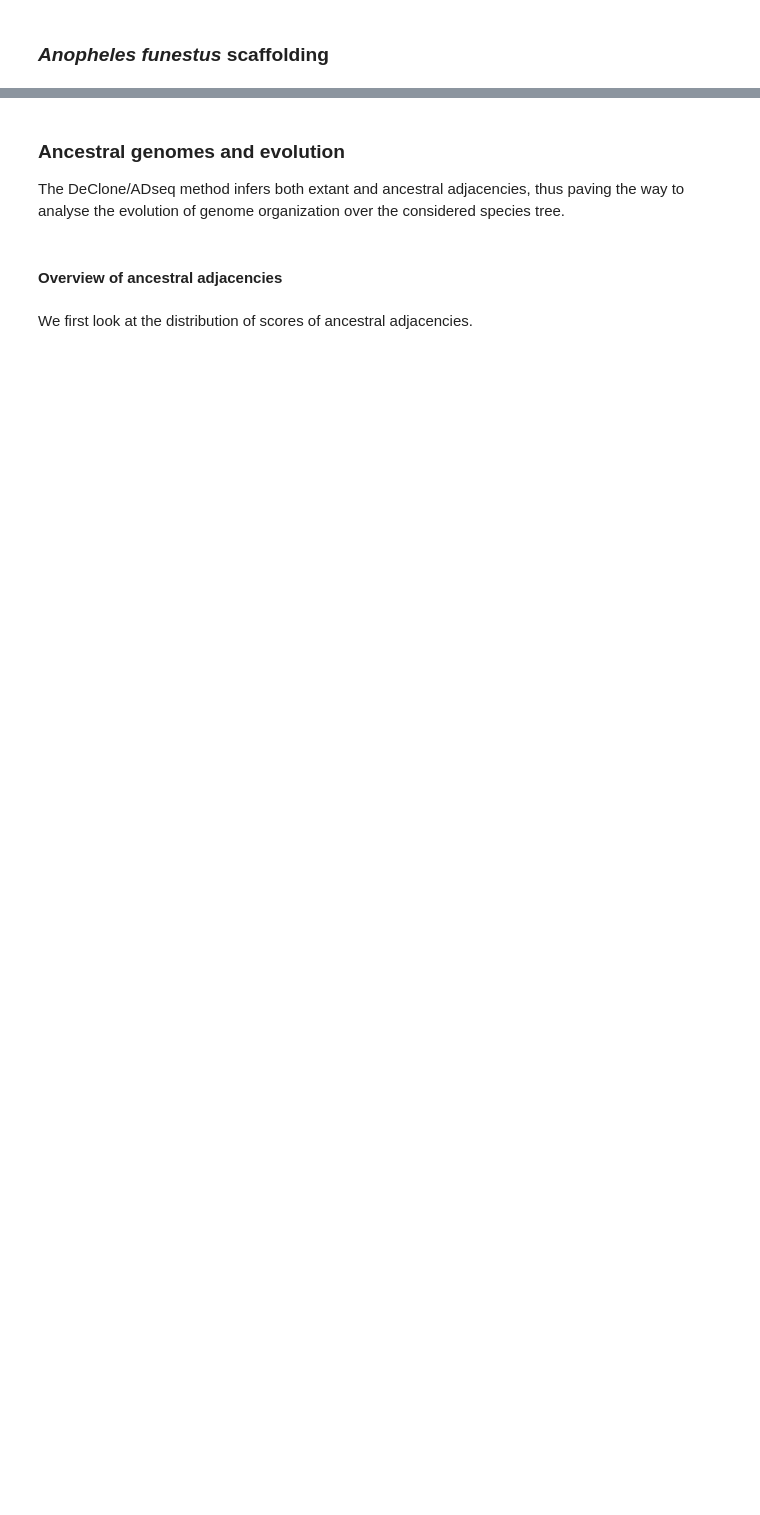
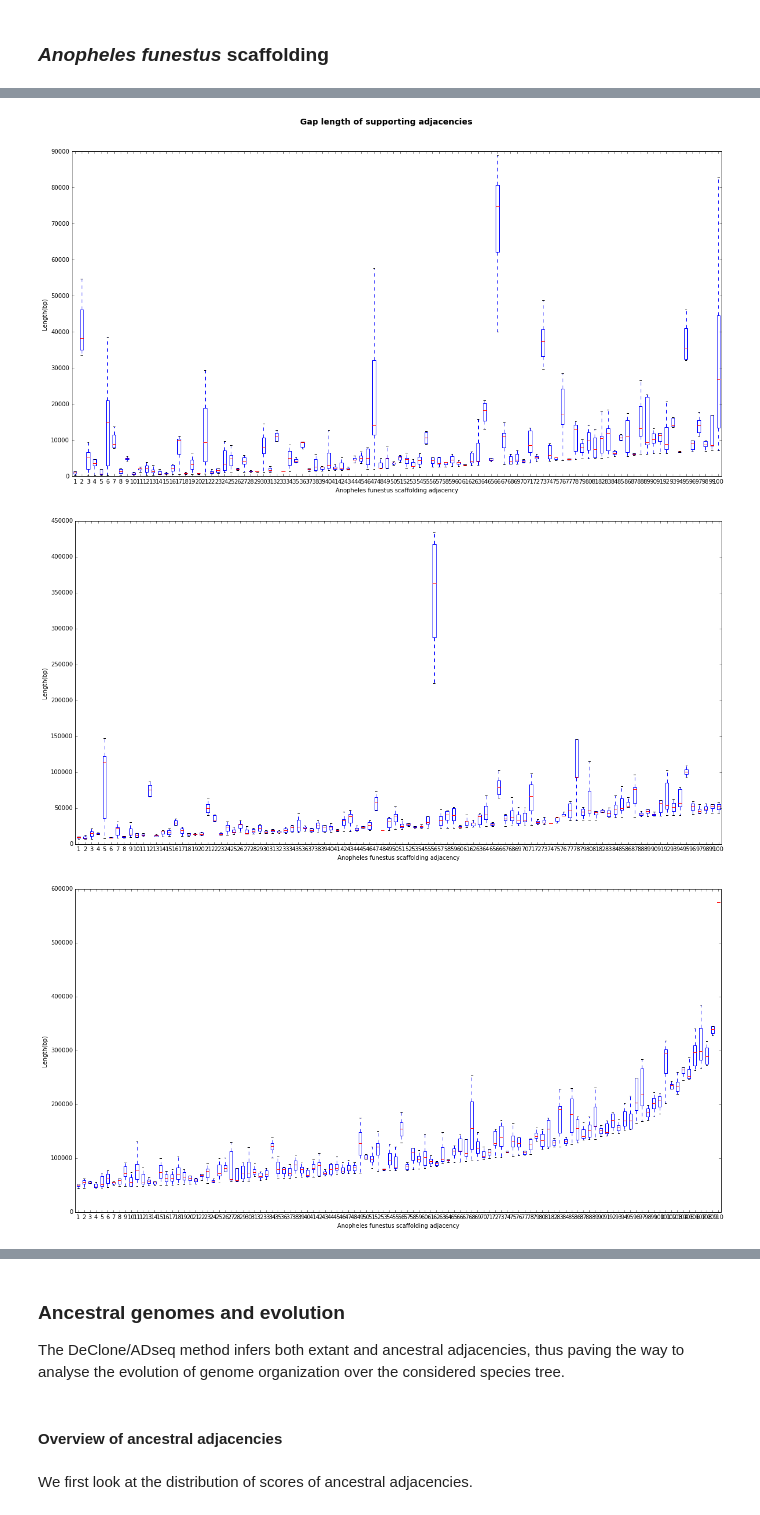
Before and after one commit to YoannAnselmetti/ADseq_Anopheles, a Jupyter notebook: Anopheles phylogenetic scaffolding.ipynb, the cells around one changed output, grey strips where cells are left out. Drawn from its saved outputs; the diff is of its cells as text; code cells hidden in the pictures; blank space fills up the shorter version.

```diff
--- a/Anopheles phylogenetic scaffolding.ipynb
+++ b/Anopheles phylogenetic scaffolding.ipynb
@@ -215,0 +217,40 @@ Anopheles_macul 1928    1205    1186    1140    1019    667     584     572
+# %%
+AFUN_SCAFF_ADJ=[]
+__AFUN_SCAFF_ADJ_SUPPORT_DIST=[]
+for adj in SCAFF_ADJ:
+    if DECLONE_adj_species_name(adj)=="Anopheles_funestus" and DECLONE_adj_score(adj)>0.99994 and DECLONE_adj_gene1_name(adj)!="NA":
+        instance=DECLONE_adj_instance(adj)
+        AFUN_SCAFF_ADJ.append(instance)
+        __AUX=[]
+        for supp_adj in DECLONE_adj_per_instance(instance):
+            g1=DECLONE_adj_gene1_name(supp_adj)
+            g2=DECLONE_adj_gene2_name(supp_adj)
+            if DECLONE_adj_score(supp_adj)==1 and g1!="NA":
+                coords=sorted([GENE_start(g1),GENE_end(g1),GENE_start(g2),GENE_end(g2)])
+                __AUX.append(coords[2]-coords[1]+1)
+        __AFUN_SCAFF_ADJ_SUPPORT_DIST.append(sorted(__AUX))
+AFUN_SCAFF_ADJ_SUPPORT_DIST=sorted(__AFUN_SCAFF_ADJ_SUPPORT_DIST)
+# %%
+gap_lg_fig1 = plt.figure(figsize=(20,10))
+gap_lg_fig1.suptitle('Gap length of supporting adjacencies', fontsize=14, fontweight='bold')
+gap_lg_fig11 = gap_lg_fig1.add_subplot(111)
+gap_lg_fig11.boxplot(AFUN_SCAFF_ADJ_SUPPORT_DIST[0:100],0,'') # We reomve the outliers
+gap_lg_fig11.set_xlabel('Anopheles funestus scaffolding adjacency')
+gap_lg_fig11.set_ylabel('Length(bp)')
+plt.show()
+gap_lg_fig2 = plt.figure(figsize=(20,10))
+gap_lg_fig22 = gap_lg_fig2.add_subplot(111)
+gap_lg_fig22.boxplot(AFUN_SCAFF_ADJ_SUPPORT_DIST[100:200],0,'')
+gap_lg_fig22.set_xlabel('Anopheles funestus scaffolding adjacency')
+gap_lg_fig22.set_ylabel('Length(bp)')
+plt.show()
+gap_lg_fig3 = plt.figure(figsize=(20,10))
+gap_lg_fig33 = gap_lg_fig3.add_subplot(111)
+gap_lg_fig33.boxplot(AFUN_SCAFF_ADJ_SUPPORT_DIST[200:310],0,'')
+gap_lg_fig33.set_xlabel('Anopheles funestus scaffolding adjacency')
+gap_lg_fig33.set_ylabel('Length(bp)')
+plt.show()
+# %% [output]
+[figure, added]
+[figure, added]
+[figure, added]
```
Also changed, not shown: parts of 13 cells of this notebook, 3 other files.
